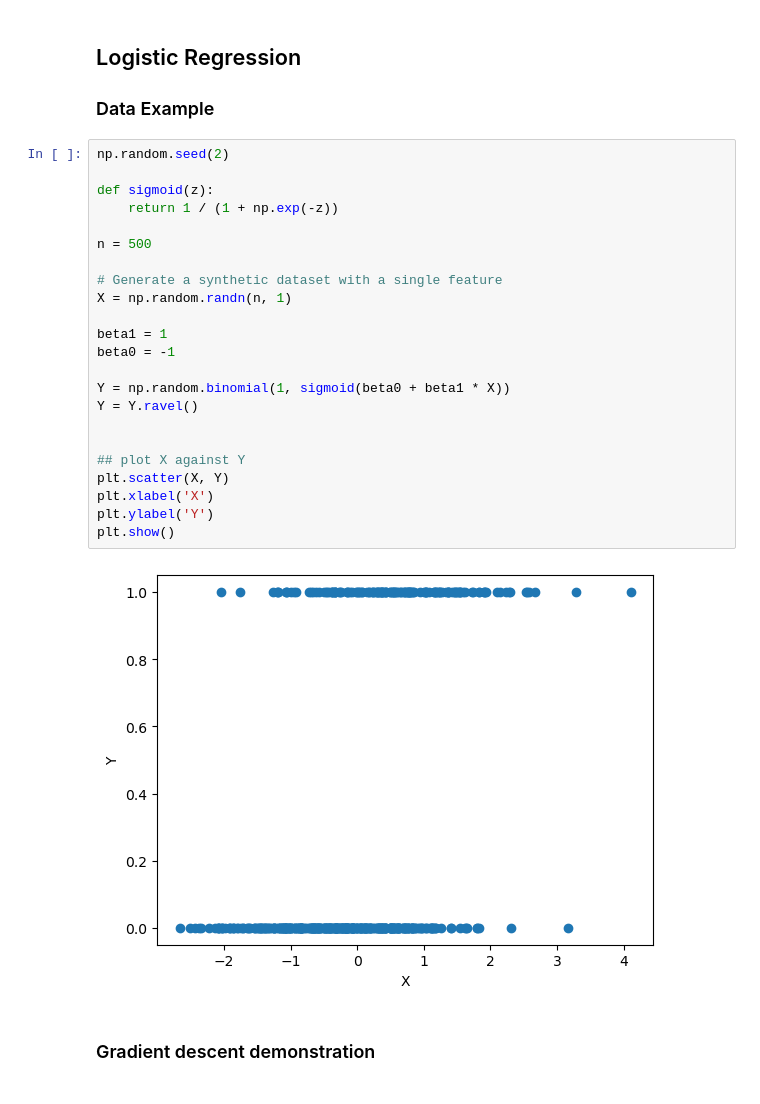
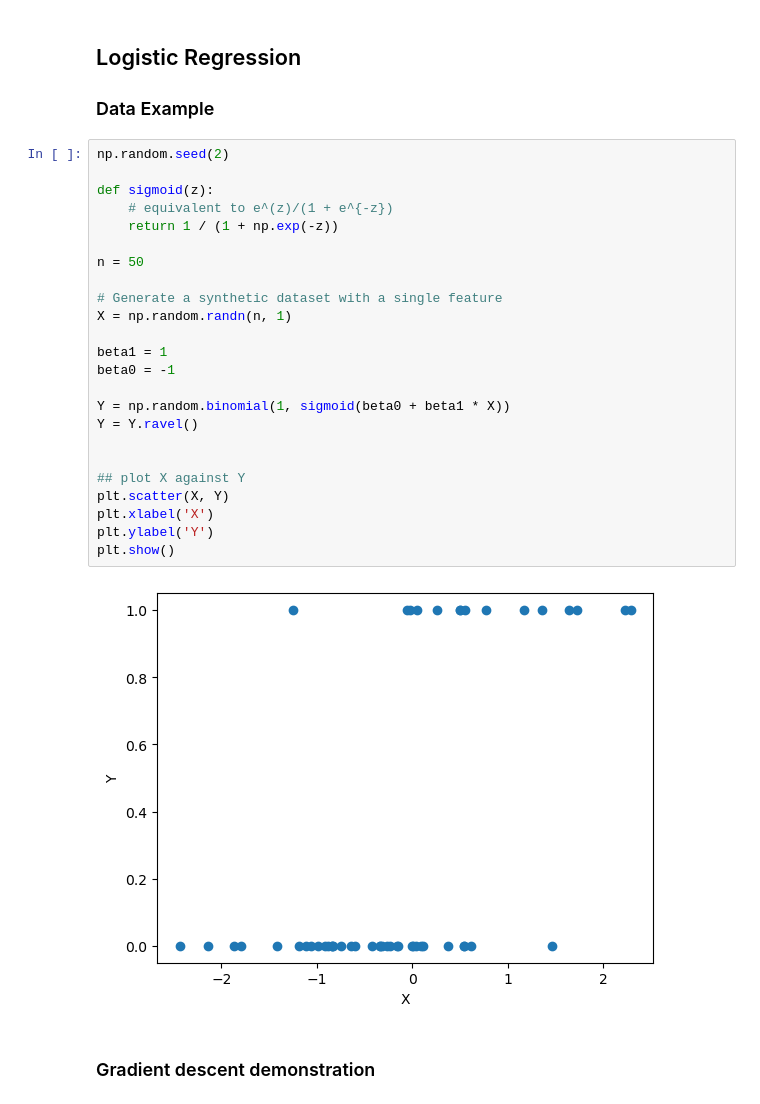
Before and after one commit to moran-teaching/stat486-website, a Jupyter notebook: nb/lec4.ipynb, the cells around one changed output. Drawn from its saved outputs; the diff is of its cells as text.

```diff
--- a/nb/lec4.ipynb
+++ b/nb/lec4.ipynb
@@ -23,28 +23,29 @@ warnings.filterwarnings('ignore')
 # %%
 np.random.seed(2)
 
 def sigmoid(z):
+    # equivalent to e^(z)/(1 + e^{-z})
     return 1 / (1 + np.exp(-z))
 
-n = 500
+n = 50
 
 # Generate a synthetic dataset with a single feature
 X = np.random.randn(n, 1)
 
 beta1 = 1
 beta0 = -1
 
 Y = np.random.binomial(1, sigmoid(beta0 + beta1 * X))
 Y = Y.ravel()
 
 
 ## plot X against Y
 plt.scatter(X, Y)
 plt.xlabel('X')
 plt.ylabel('Y')
 plt.show()
 # %% [output]
-[figure, old version]
+[figure, new version]
 # %% [markdown]
 ### Gradient descent demonstration
 # %%
```
Also changed, not shown: parts of 4 cells of this notebook, 29 other files.
